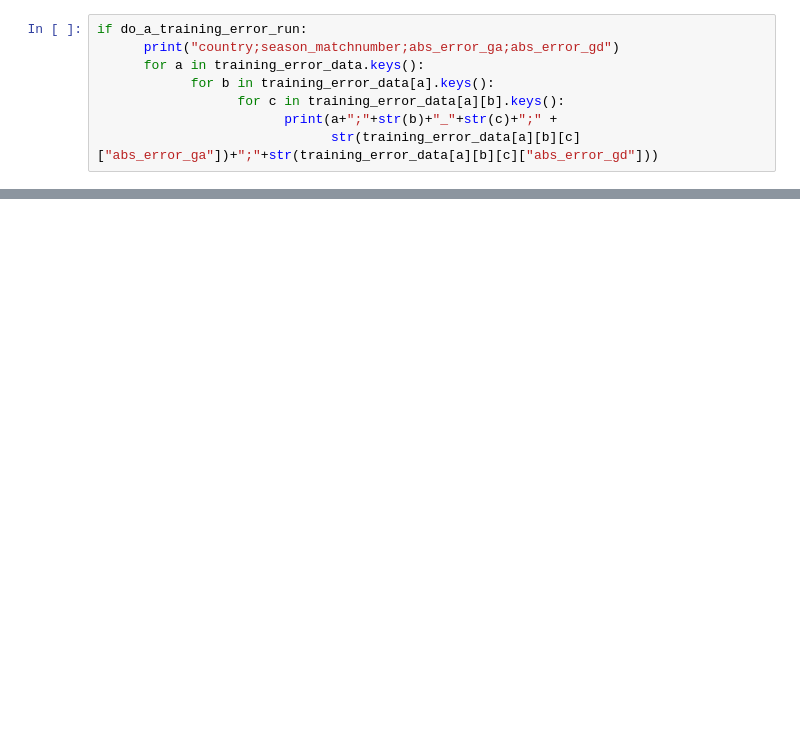
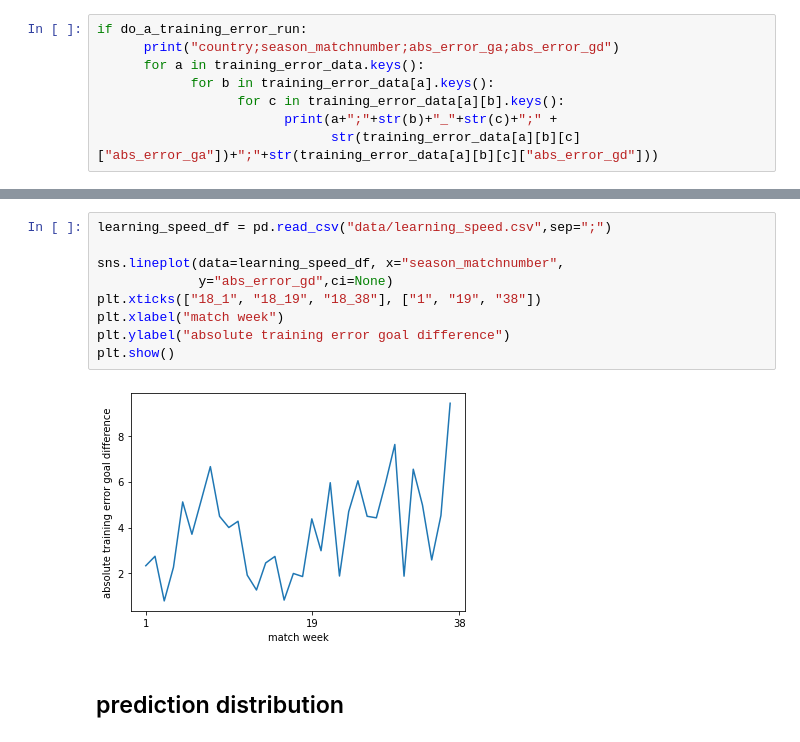
Before and after one commit to LUKEx76/football_prediction, a Jupyter notebook: heuer_model/heuer.ipynb, the cells around one changed output, grey strips where cells are left out. Drawn from its saved outputs; the diff is of its cells as text; blank space fills up the shorter version.

```diff
--- a/heuer_model/heuer.ipynb
+++ b/heuer_model/heuer.ipynb
@@ -427,0 +572,13 @@ plt.show()
+# %%
+learning_speed_df = pd.read_csv("data/learning_speed.csv",sep=";")
+
+sns.lineplot(data=learning_speed_df, x="season_matchnumber",
+             y="abs_error_gd",ci=None)
+plt.xticks(["18_1", "18_19", "18_38"], ["1", "19", "38"])
+plt.xlabel("match week")
+plt.ylabel("absolute training error goal difference")
+plt.show()
+# %% [output]
+[figure, added]
+# %% [markdown]
+## prediction distribution
```
Also changed, not shown: parts of 12 cells of this notebook, 8 other files.
